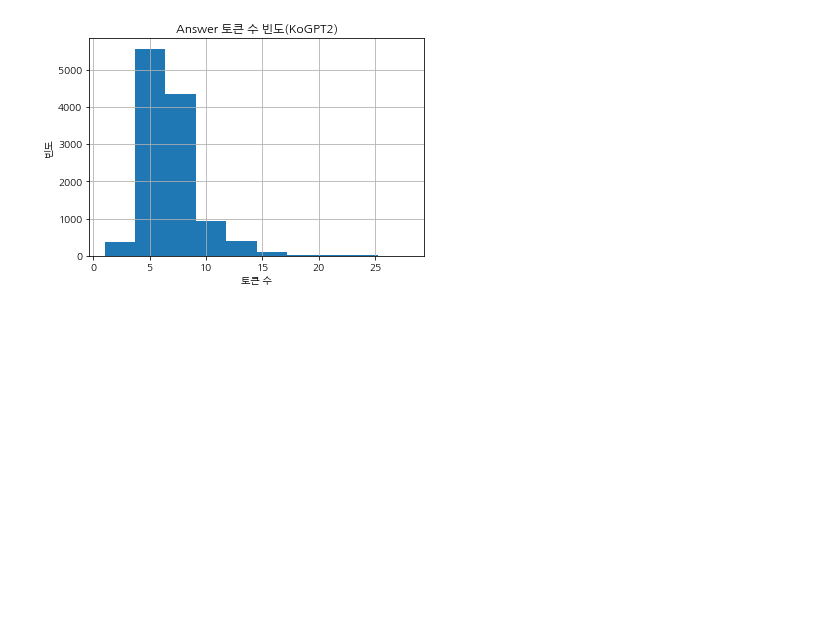
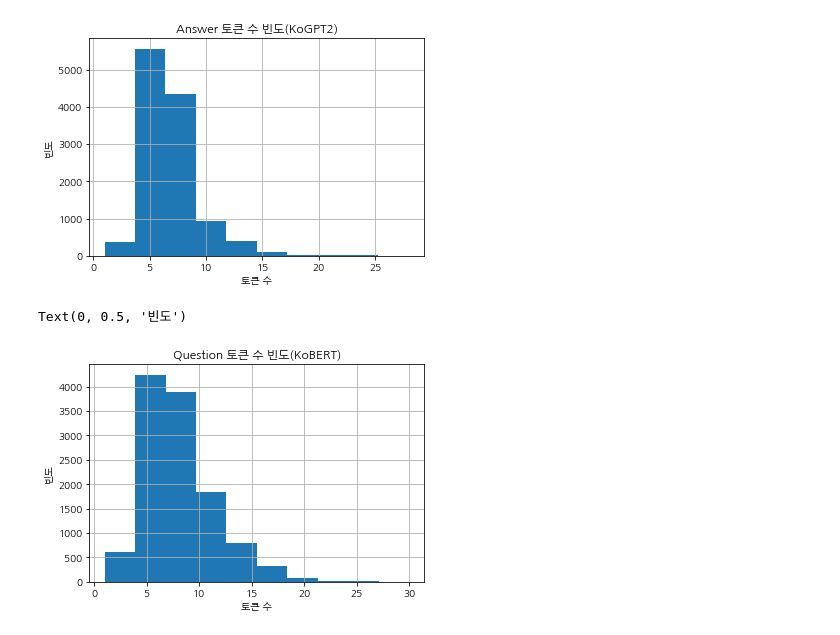
Before and after one commit to jakddang/Persona-Chatbot, a Jupyter notebook: data_eda.ipynb, the cells around one changed output. Drawn from its saved outputs; the diff is of its cells as text; code cells hidden in the pictures; blank space fills up the shorter version.

Commit message:
Feat: add dataset EDA(#8)
Frequency of KoGPT2
Frequency of KoBERT

```diff
--- a/data_eda.ipynb
+++ b/data_eda.ipynb
@@ -68,16 +68,24 @@ class ChatbotDataset(Dataset):
 
 dataset = ChatbotDataset("kor_chatbot.csv")
 dl = DataLoader(dataset, shuffle=True)
-tokenizer = get_kogpt2_tokenizer()
+kogpt2_tokenizer = get_kogpt2_tokenizer()
+kobert_tokenizer = get_tokenizer()
 
-tok_lens_q, tok_lens_a, labels = [], [], []
-toks_q, toks_a = [], []
+kogpt2_tok_lens_q, kogpt2_tok_lens_a = [], []
+kobert_tok_lens_q, kobert_tok_lens_a = [], []
+kogpt2_toks_q, kogpt2_toks_a = [], []
+kobert_toks_q, kobert_toks_a = [], []
+label = []
 for (q, a, label) in dl:
-    tok_lens_q.append(len(tokenizer.tokenize(q[0])))
-    tok_lens_a.append(len(tokenizer.tokenize(a[0])))
+    kogpt2_tok_lens_q.append(len(kogpt2_tokenizer.tokenize(q[0])))
+    kogpt2_tok_lens_a.append(len(kogpt2_tokenizer.tokenize(a[0])))
+    kobert_tok_lens_q.append(len(kobert_tokenizer.tokenize(q[0])))
+    kobert_tok_lens_a.append(len(kobert_tokenizer.tokenize(a[0])))
     labels.append(label)
-    toks_q.extend(tokenizer.tokenize(q[0]))
-    toks_a.extend(tokenizer.tokenize(a[0]))
+    kogpt2_toks_q.extend(kogpt2_tokenizer.tokenize(q[0]))
+    kogpt2_toks_a.extend(kogpt2_tokenizer.tokenize(a[0]))
+    kobert_toks_q.extend(kobert_tokenizer.tokenize(q[0]))
+    kobert_toks_a.extend(kobert_tokenizer.tokenize(a[0]))
 # %% [output]
 The tokenizer class you load from this checkpoint is not the same type as the class this function is called from. It may result in unexpected tokenization.
 The tokenizer class you load from this checkpoint is 'GPT2Tokenizer'.
@@ -124,3 +144,11 @@ ax.set_ylabel("빈도")
 # %% [output]
 Text(0, 0.5, '빈도')
 [figure]
+# %%
+ax = pd.Series(kobert_tok_lens_q).hist()
+ax.set_title("Question 토큰 수 빈도(KoBERT)")
+ax.set_xlabel("토큰 수")
+ax.set_ylabel("빈도")
+# %% [output]
+Text(0, 0.5, '빈도')
+[figure, added]
```
Also changed, not shown: parts of 5 cells of this notebook.
